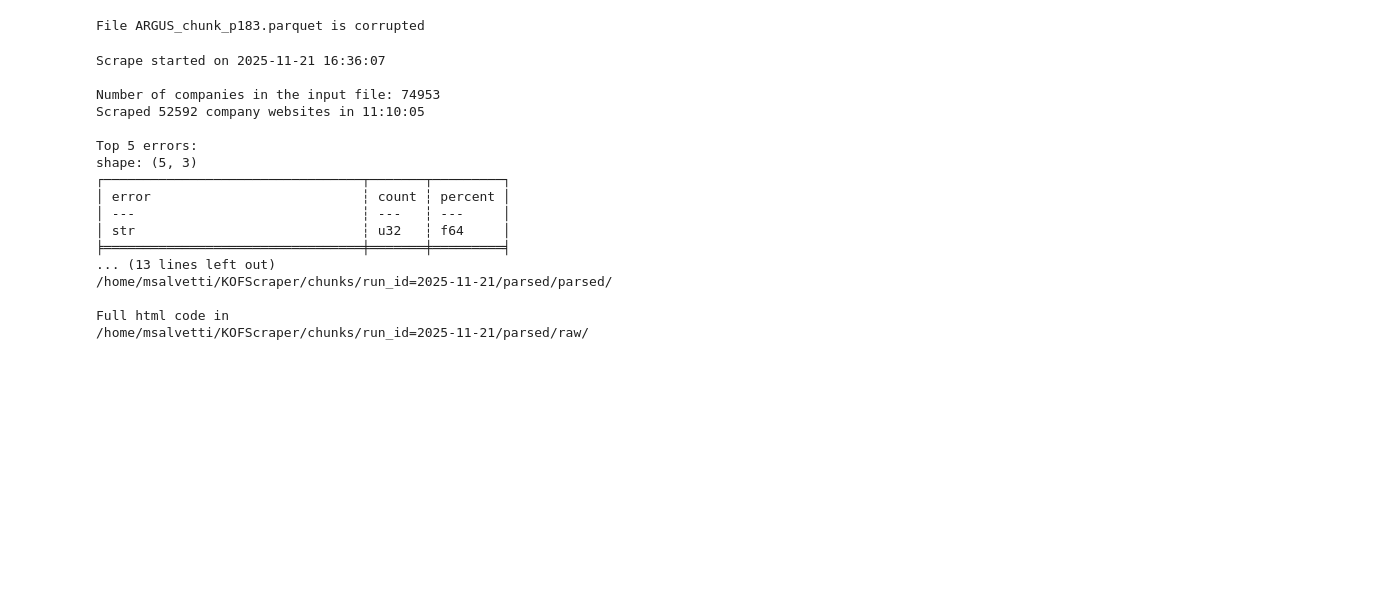
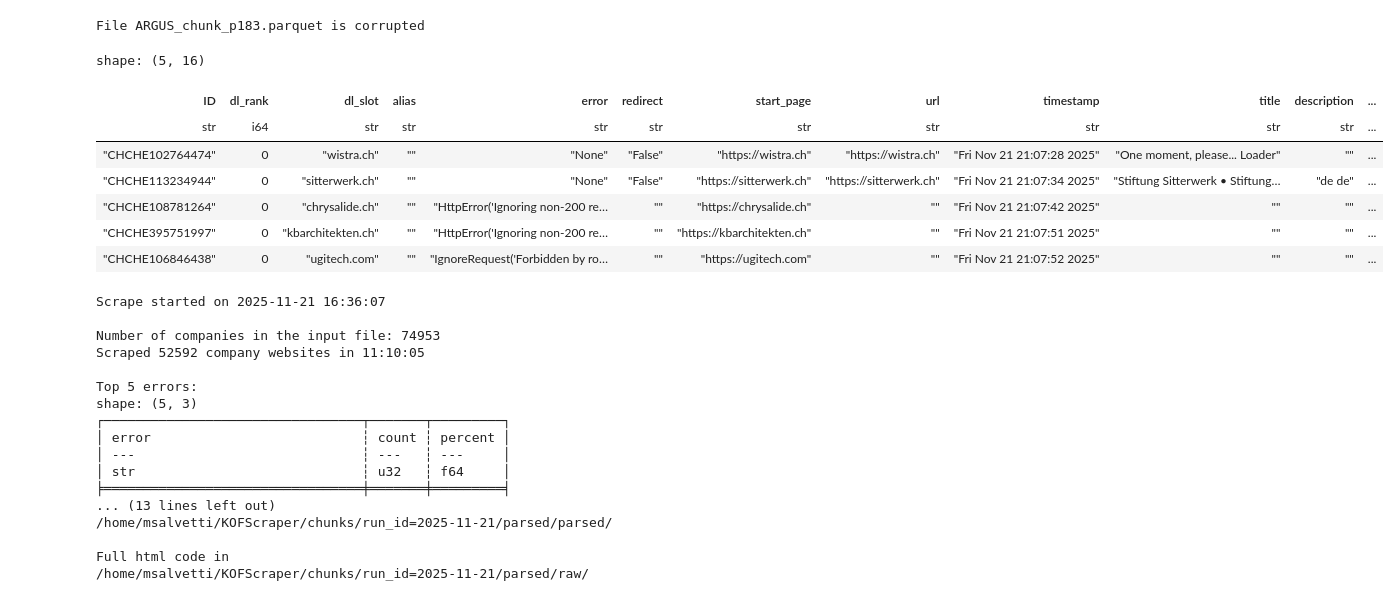
Before and after one commit to MattiaSalve/kof-notebooks, a Jupyter notebook: notebooks/010_run_analysis.ipynb, the cells around one changed output. Cells and saved outputs as stored; diff of their text form; code cells hidden in the pictures; blank space fills up the shorter version.

```diff
--- a/notebooks/010_run_analysis.ipynb
+++ b/notebooks/010_run_analysis.ipynb
@@ -9,10 +18,21 @@ The autoreload extension is already loaded. To reload it, use:
 # %% [markdown]
 # Load data and run analysis
 # %%
-run_path = config.CHUNK_DIR + "run_id=2025-11-21/parsed/"
+run_path = CHUNK_DIR + "run_id=2025-11-21/parsed/"
 lf = load_utils.load_parquets(run_path)
 # %% [output]
 File ARGUS_chunk_p183.parquet is corrupted
+# %%
+lf.head().collect(engine="streaming")
+# %% [output]
+shape: (5, 16)
+| ID | dl_rank | dl_slot | alias | error | redirect | start_page | url | timestamp | title | description | ... |
+| str | i64 | str | str | str | str | str | str | str | str | str | ... |
+| "CHCHE102764474" | 0 | "wistra.ch" | "" | "None" | "False" | "https://wistra.ch" | "https://wistra.ch" | "Fri Nov 21 21:07:28 2025" | "One moment, please... Loader" | "" | ... |
+| "CHCHE113234944" | 0 | "sitterwerk.ch" | "" | "None" | "False" | "https://sitterwerk.ch" | "https://sitterwerk.ch" | "Fri Nov 21 21:07:34 2025" | "Stiftung Sitterwerk • Stiftung… | "de de" | ... |
+| "CHCHE108781264" | 0 | "chrysalide.ch" | "" | "HttpError('Ignoring non-200 re… | "" | "https://chrysalide.ch" | "" | "Fri Nov 21 21:07:42 2025" | "" | "" | ... |
+| "CHCHE395751997" | 0 | "kbarchitekten.ch" | "" | "HttpError('Ignoring non-200 re… | "" | "https://kbarchitekten.ch" | "" | "Fri Nov 21 21:07:51 2025" | "" | "" | ... |
+| "CHCHE106846438" | 0 | "ugitech.com" | "" | "IgnoreRequest('Forbidden by ro… | "" | "https://ugitech.com" | "" | "Fri Nov 21 21:07:52 2025" | "" | "" | ... |
 # %%
 errors = run_analysis.compute_errors_percent(lf)
 # %%
```
Also changed, not shown: parts of 1 cell of this notebook, 1 other file.
